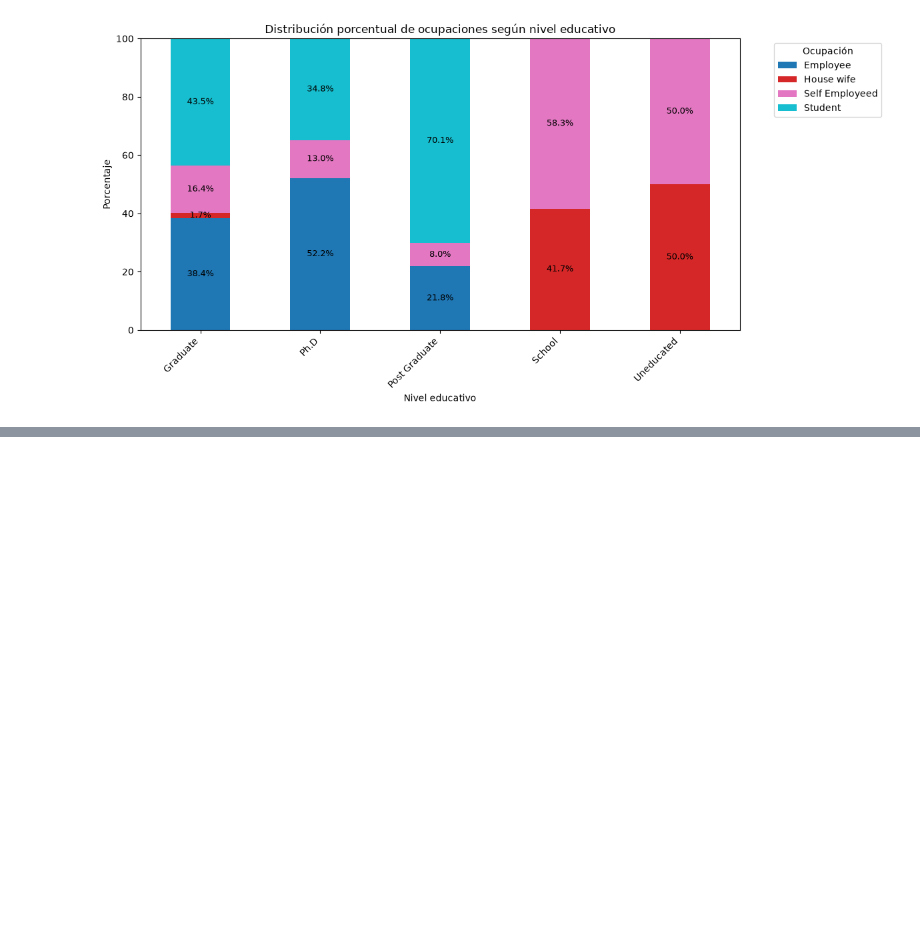
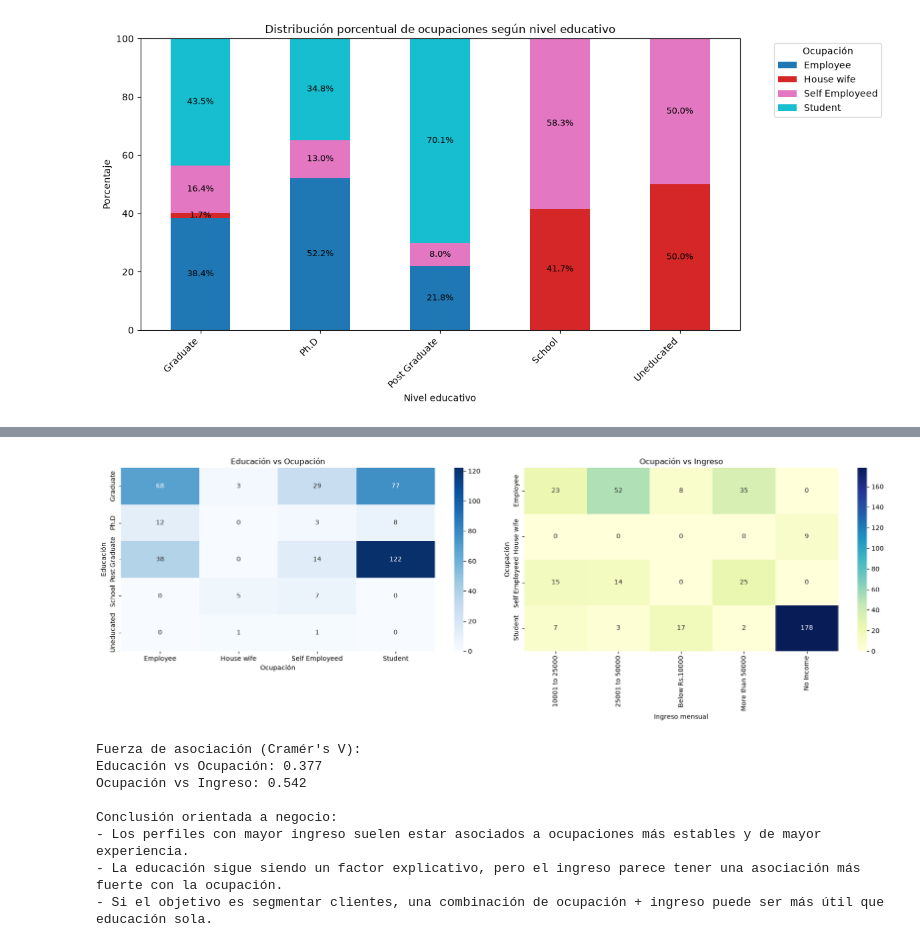
Before and after one commit to rh100560/AI_DA_Chein, a Jupyter notebook: notebooks/education_occupation.ipynb, the cells around one changed output, grey strips where cells are left out. Drawn from its saved outputs; the diff is of its cells as text; code cells hidden in the pictures; blank space fills up the shorter version.

```diff
--- a/notebooks/education_occupation.ipynb
+++ b/notebooks/education_occupation.ipynb
@@ -184,0 +413,52 @@ plt.show()
+# %%
+# Comparación final: educación vs ocupación, y ocupación vs ingreso
+
+# 1) Educación y ocupación
+edu_ocup = pd.crosstab(df["Educational Qualifications"], df["Occupation"])
+edu_ocup_pct = pd.crosstab(
+    df["Educational Qualifications"],
+    df["Occupation"],
+    normalize="index"
+).mul(100)
+
+# 2) Ocupación e ingreso
+ocup_ing = pd.crosstab(df["Occupation"], df["Monthly Income"])
+ocup_ing_pct = pd.crosstab(
+    df["Occupation"],
+    df["Monthly Income"],
+    normalize="index"
+).mul(100)
+
+fig, axes = plt.subplots(1, 2, figsize=(18, 6))
+
+sns.heatmap(edu_ocup, annot=True, fmt="d", cmap="Blues", ax=axes[0])
+axes[0].set_title("Educación vs Ocupación")
+axes[0].set_xlabel("Ocupación")
+axes[0].set_ylabel("Educación")
+
+sns.heatmap(ocup_ing, annot=True, fmt="d", cmap="YlGnBu", ax=axes[1])
+axes[1].set_title("Ocupación vs Ingreso")
+axes[1].set_xlabel("Ingreso mensual")
+axes[1].set_ylabel("Ocupación")
+
+plt.tight_layout()
+plt.show()
+
+print("Fuerza de asociación (Cramér's V):")
+print(f"Educación vs Ocupación: {cramers_v(df['Educational Qualifications'], df['Occupation']):.3f}")
+print(f"Ocupación vs Ingreso: {cramers_v(df['Occupation'], df['Monthly Income']):.3f}")
+
+print("\nConclusión orientada a negocio:")
+print("- Los perfiles con mayor ingreso suelen estar asociados a ocupaciones más estables y de mayor experiencia.")
+print("- La educación sigue siendo un factor explicativo, pero el ingreso parece tener una asociación más fuerte con la ocupación.")
+print("- Si el objetivo es segmentar clientes, una combinación de ocupación + ingreso puede ser más útil que educación sola.")
+# %% [output]
+[figure, added]
+Fuerza de asociación (Cramér's V):
+Educación vs Ocupación: 0.377
+Ocupación vs Ingreso: 0.542
+
+Conclusión orientada a negocio:
+- Los perfiles con mayor ingreso suelen estar asociados a ocupaciones más estables y de mayor experiencia.
+- La educación sigue siendo un factor explicativo, pero el ingreso parece tener una asociación más fuerte con la ocupación.
+- Si el objetivo es segmentar clientes, una combinación de ocupación + ingreso puede ser más útil que educación sola.
```
Also changed, not shown: parts of 4 cells of this notebook, 1 other file.
